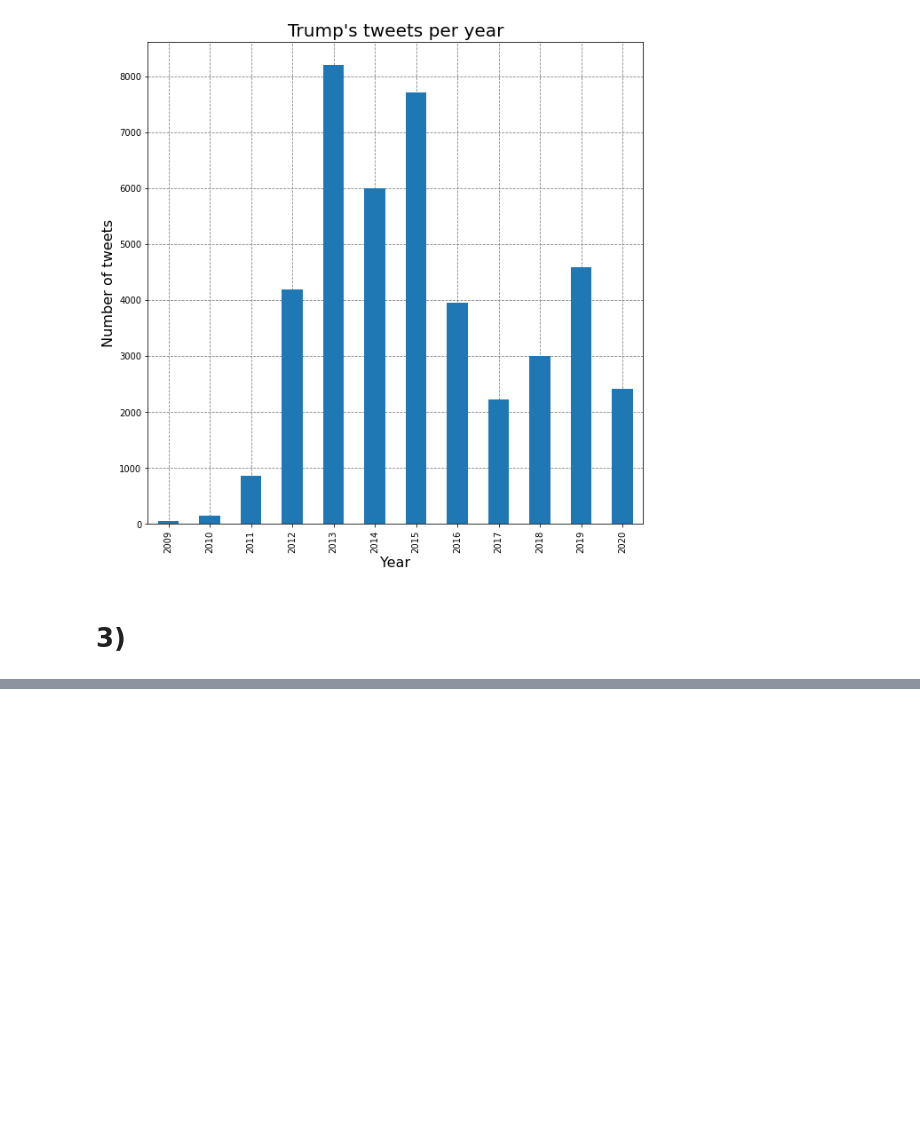
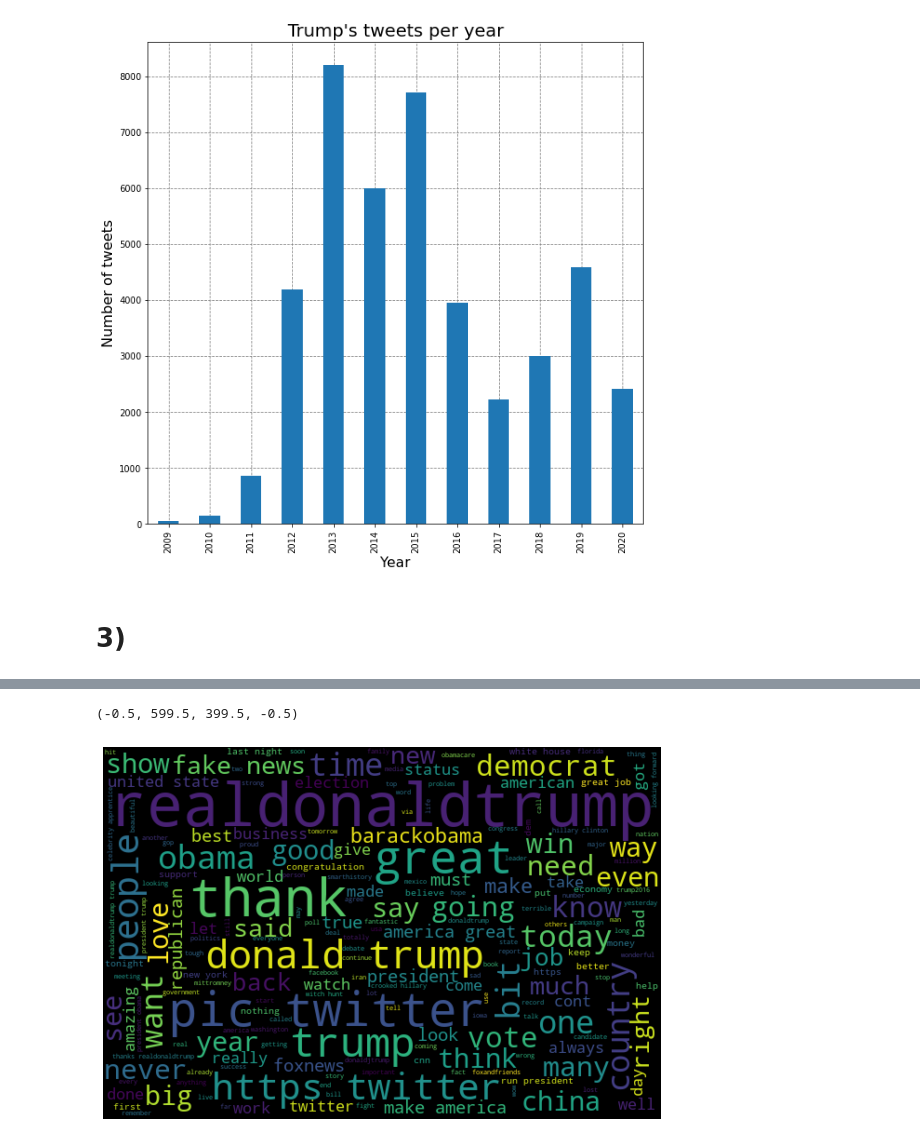
Before and after one commit to m-orlewski/nlp-sentiment-analysis, a Jupyter notebook: main.ipynb, the cells around one changed output, grey strips where cells are left out. Saved outputs shown, nothing was run; the diff lists cells and outputs as text; code cells hidden in the pictures; blank space fills up the shorter version.

```diff
--- a/main.ipynb
+++ b/main.ipynb
@@ -94,0 +156,5 @@ emb =
+# %%
+all_words = ' '.join([word for word in df['text_string']])
+tokenized_words = nltk.tokenize.word_tokenize(all_words)
+fdict = nltk.probability.FreqDist(tokenized_words)
+fdict
@@ -94,0 +163,3 @@ emb =
+# %%
+df['text_string_fdist'] = df['text_token'].apply(lambda x: ' '.join([item for item in x if fdict[item] >= 3 ]))
+df[['content', 'text_token', 'text_string', 'text_string_fdist']].head()
@@ -94,0 +185,6 @@ emb =
+# %%
+wordnet_lem = nltk.stem.WordNetLemmatizer()
+df['text_string_lem'] = df['text_string_fdist'].apply(wordnet_lem.lemmatize)
+# %%
+df['is_equal']= (df['text_string_fdist']==df['text_string_lem'])
+df.is_equal.value_counts()
@@ -94,0 +211,15 @@ emb =
+# %%
+#Word cloud
+import wordcloud
+all_words_lem = ' '.join([word for word in df['text_string_lem']])
+wordcloud = wordcloud.WordCloud(width=600,
+                     height=400,
+                     random_state=2,
+                     max_font_size=100).generate(all_words_lem)
+
+plt.figure(figsize=(10, 7))
+plt.imshow(wordcloud, interpolation='bilinear')
+plt.axis('off')
+# %% [output]
+(-0.5, 599.5, 399.5, -0.5)
+[figure, added]
```
Also changed, not shown: parts of 23 cells of this notebook.
